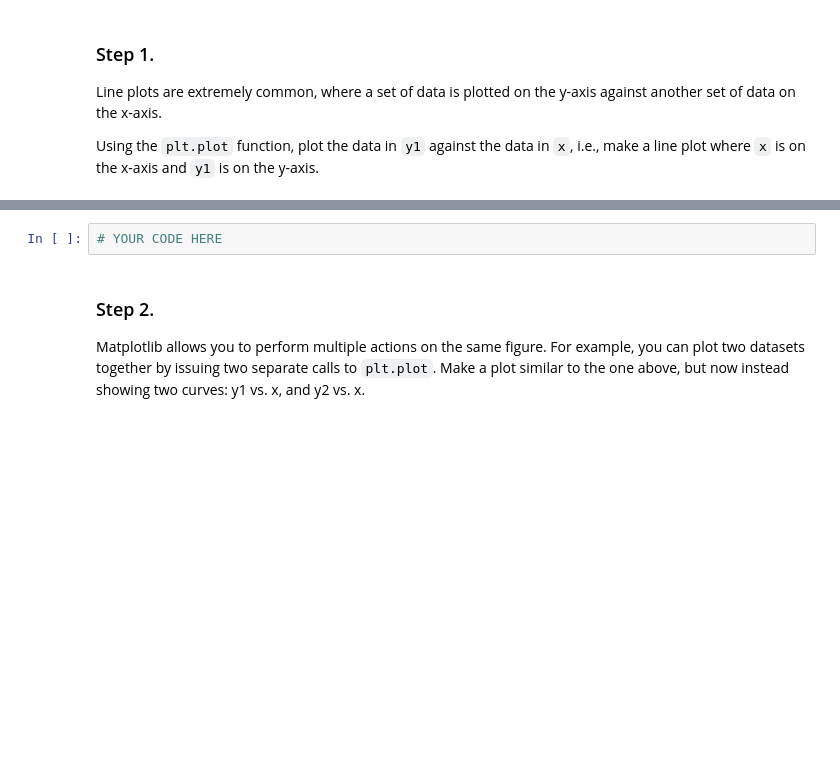
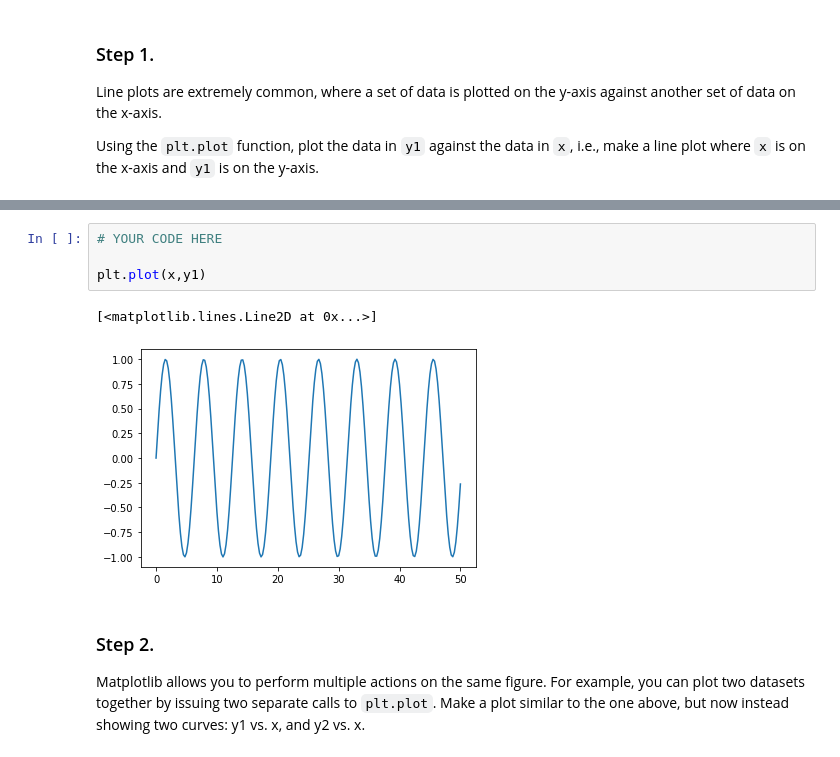
Before and after one commit to StarPerfect/Cornell, a Jupyter notebook: Matplotlib.ipynb, the cells around one changed output, grey strips where cells are left out. Drawn from its saved outputs; the diff is of its cells as text; blank space fills up the shorter version.

Commit message:
Complete steps 1-4 on line plotting

```diff
--- a/Matplotlib.ipynb
+++ b/Matplotlib.ipynb
@@ -30,6 +30,11 @@ This cell is worth 40% of the grade for this assignment. <i>Note: a self-check w
 Your plot should look like this:<br> <img src="matplotlibstep1.png" width=400 height=400 align="left"/>
 # %%
 # YOUR CODE HERE
+
+plt.plot(x,y1)
+# %% [output]
+[<matplotlib.lines.Line2D at 0x...>]
+[figure, added]
 # %% [markdown]
 ### Step 2.
 
```
Also changed, not shown: parts of 4 cells of this notebook.
